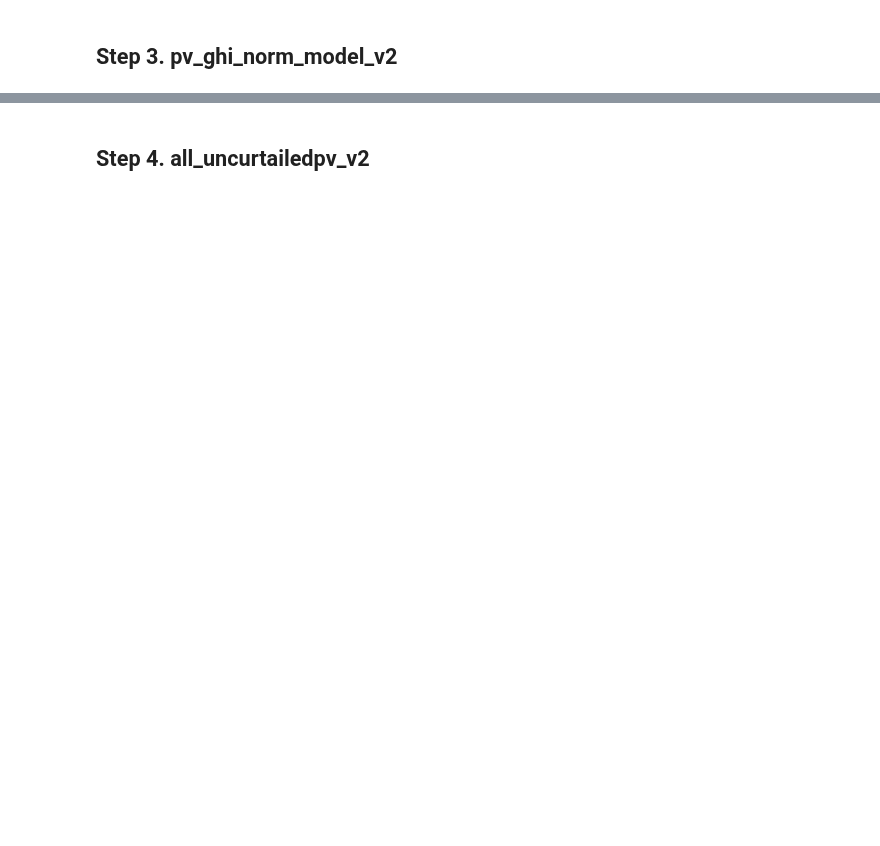
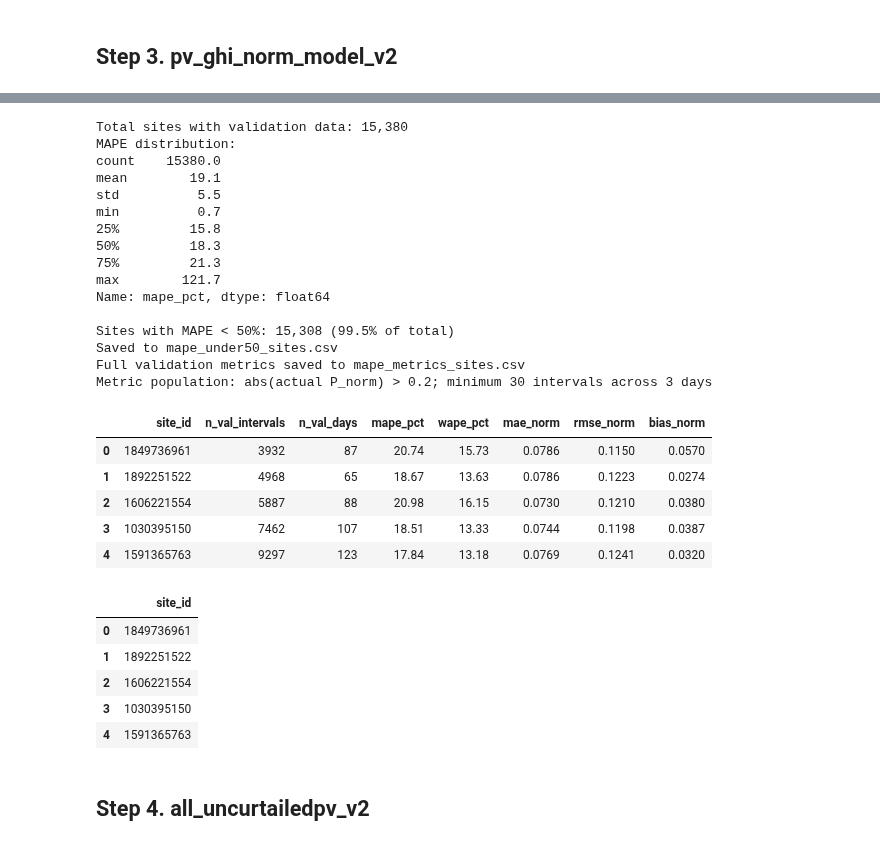
Before and after one commit to UNSW-CEEM/CICCADA, a Jupyter notebook: bms_sa_review/data_calc_write/stage1_ghi_pipeline/01_run_stage1_pipeline.ipynb, the cells around one changed output, grey strips where cells are left out. Drawn from its saved outputs; the diff is of its cells as text; code cells hidden in the pictures; blank space fills up the shorter version.

```diff
--- a/bms_sa_review/data_calc_write/stage1_ghi_pipeline/01_run_stage1_pipeline.ipynb
+++ b/bms_sa_review/data_calc_write/stage1_ghi_pipeline/01_run_stage1_pipeline.ipynb
@@ -57,2 +110,11 @@ print(b1.create_table(aq, database=SAI))
 # %%
-done24, failed24 = b1.run_resilient(b1, aq, SAI, year=2024, months=range(1, 13), n_parts=8, pause=1)
+done24, failed24 = b1.run_resilient(
+    b1,
+    aq,
+    SAI,
+    year=2024,
+    months=range(1, 13),
+    n_parts=8,
+    pause=1,
+    **STAGE1_OPTIONS,
+)
@@ -59,2 +139,11 @@ done24, failed24 = b1.run_resilient(b1, aq, SAI, year=2024, months=range(1, 13),
 # %%
-done25, failed25 = b1.run_resilient(b1, aq, SAI, year=2025, months=range(1, 13), n_parts=8, pause=1)
+done25, failed25 = b1.run_resilient(
+    b1,
+    aq,
+    SAI,
+    year=2025,
+    months=range(1, 13),
+    n_parts=8,
+    pause=1,
+    **STAGE1_OPTIONS,
+)
@@ -85,7 +242,49 @@ b3.validate(aq, database=SAI)
 # %%
 # Step 3b. MAPE quality gate, now saving an auditable CSV
-MAPE_CSV = "mape_under50_sites.csv"
-mape_df, good_sites = b3b.run(aq, database=SAI, csv_path=MAPE_CSV)
+mape_df, good_sites = b3b.run(
+    aq,
+    database=SAI,
+    sd=b1.TARGET,
+    model=b3.TARGET,
+    split=b2.TARGET,
+    min_actual_norm=0.20,
+    min_val_intervals=30,
+    min_val_days=3,
+    csv_path=MAPE_CSV,
+    metrics_csv_path=MAPE_METRICS_CSV,
+)
+
+display(mape_df.head())
+display(good_sites.head())
+# %% [output]
+Total sites with validation data: 15,380
+MAPE distribution:
+count    15380.0
+mean        19.1
+std          5.5
+min          0.7
+25%         15.8
+50%         18.3
+75%         21.3
+max        121.7
+Name: mape_pct, dtype: float64
+
+Sites with MAPE < 50%: 15,308 (99.5% of total)
+Saved to mape_under50_sites.csv
+Full validation metrics saved to mape_metrics_sites.csv
+Metric population: abs(actual P_norm) > 0.2; minimum 30 intervals across 3 days
+|  | site_id | n_val_intervals | n_val_days | mape_pct | wape_pct | mae_norm | rmse_norm | bias_norm |
+| 0 | 1849736961 | 3932 | 87 | 20.74 | 15.73 | 0.0786 | 0.1150 | 0.0570 |
+| 1 | 1892251522 | 4968 | 65 | 18.67 | 13.63 | 0.0786 | 0.1223 | 0.0274 |
+| 2 | 1606221554 | 5887 | 88 | 20.98 | 16.15 | 0.0730 | 0.1210 | 0.0380 |
+| 3 | 1030395150 | 7462 | 107 | 18.51 | 13.33 | 0.0744 | 0.1198 | 0.0387 |
+| 4 | 1591365763 | 9297 | 123 | 17.84 | 13.18 | 0.0769 | 0.1241 | 0.0320 |
+|  | site_id |
+| 0 | 1849736961 |
+| 1 | 1892251522 |
+| 2 | 1606221554 |
+| 3 | 1030395150 |
+| 4 | 1591365763 |
 # %% [markdown]
 ## Step 4. all_uncurtailedpv_v2
 # %%
```
Also changed, not shown: parts of 24 cells of this notebook, 2 other files.
